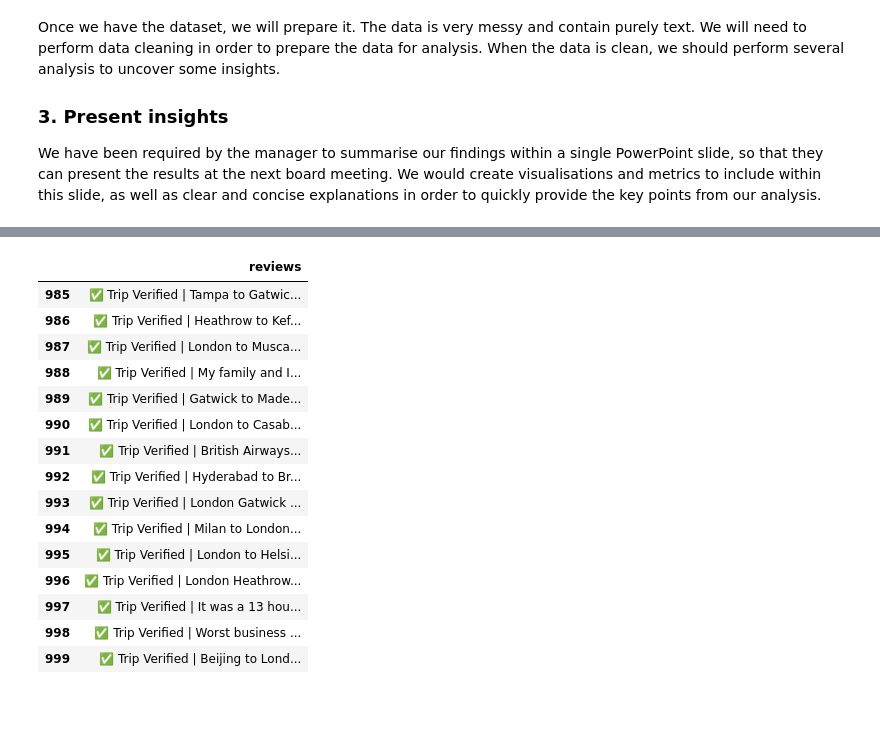
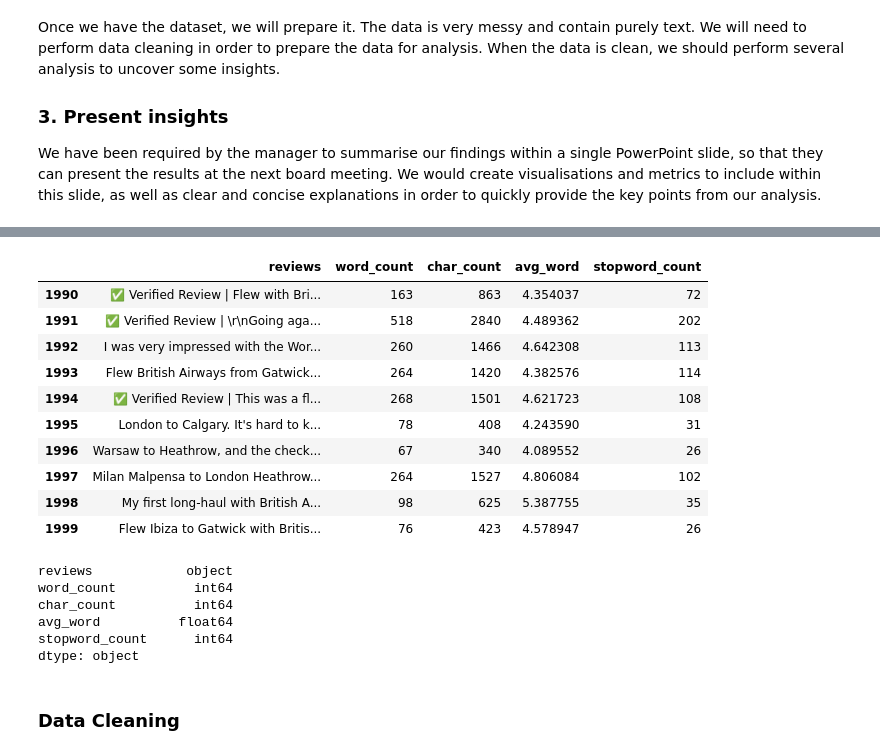
Before and after one commit to joyjoseph/British_Airways, a Jupyter notebook: Web_Scrapping/web_scrapping.ipynb, the cells around one changed output, grey strips where cells are left out. Drawn from its saved outputs; the diff is of its cells as text; code cells hidden in the pictures; blank space fills up the shorter version.

```diff
--- a/Web_Scrapping/web_scrapping.ipynb
+++ b/Web_Scrapping/web_scrapping.ipynb
@@ -72,2 +93,16 @@ Scraping page 10
 df = pd.DataFrame()
 df["reviews"] = reviews
+# %%
+# Calculate word count - total number of words in each review
+df['word_count'] = df['reviews'].apply(lambda x: len(str(x).split(" ")))
+# %%
+# Calculate character count - total number of characters in each review
+df['char_count'] = df['reviews'].str.len()
+# %%
+# Average word length – the average length of words used
+def avg_word(review):
+  words = review.split()
+  return (sum(len(word) for word in words) / len(words))
+
+# Calculate average words
+df['avg_word'] = df['reviews'].apply(lambda x: avg_word(x))
@@ -73,0 +118,4 @@ df["reviews"] = reviews
+# %%
+# Calculate number of stop words
+stop_words = stopwords.words('english')
+df['stopword_count'] = df['reviews'].apply(lambda x: len([x for x in x.split() if x in stop_words]))
@@ -94,20 +150,15 @@ df.head(15)
 # %%
-# calling the last 15 reviews
-df.tail(15)
+# calling the last 10 dataset
+df.tail(10)
 # %% [output]
-|  | reviews |
-| 985 | ✅ Trip Verified | Tampa to Gatwic... |
-| 986 | ✅ Trip Verified | Heathrow to Kef... |
-| 987 | ✅ Trip Verified | London to Musca... |
-| 988 | ✅ Trip Verified | My family and I... |
-| 989 | ✅ Trip Verified | Gatwick to Made... |
-| 990 | ✅ Trip Verified | London to Casab... |
-| 991 | ✅ Trip Verified | British Airways... |
-| 992 | ✅ Trip Verified | Hyderabad to Br... |
-| 993 | ✅ Trip Verified | London Gatwick ... |
-| 994 | ✅ Trip Verified | Milan to London... |
-| 995 | ✅ Trip Verified | London to Helsi... |
-| 996 | ✅ Trip Verified | London Heathrow... |
-| 997 | ✅ Trip Verified | It was a 13 hou... |
-| 998 | ✅ Trip Verified | Worst business ... |
-| 999 | ✅ Trip Verified | Beijing to Lond... |
+|  | reviews | word_count | char_count | avg_word | stopword_count |
+| 1990 | ✅ Verified Review | Flew with Bri... | 163 | 863 | 4.354037 | 72 |
+| 1991 | ✅ Verified Review | \r\nGoing aga... | 518 | 2840 | 4.489362 | 202 |
+| 1992 | I was very impressed with the Wor... | 260 | 1466 | 4.642308 | 113 |
+| 1993 | Flew British Airways from Gatwick... | 264 | 1420 | 4.382576 | 114 |
+| 1994 | ✅ Verified Review | This was a fl... | 268 | 1501 | 4.621723 | 108 |
+| 1995 | London to Calgary. It's hard to k... | 78 | 408 | 4.243590 | 31 |
+| 1996 | Warsaw to Heathrow, and the check... | 67 | 340 | 4.089552 | 26 |
+| 1997 | Milan Malpensa to London Heathrow... | 264 | 1527 | 4.806084 | 102 |
+| 1998 | My first long-haul with British A... | 98 | 625 | 5.387755 | 35 |
+| 1999 | Flew Ibiza to Gatwick with Britis... | 76 | 423 | 4.578947 | 26 |
@@ -113,0 +168,12 @@ df.tail(15)
+# %%
+# checking for the data types
+df.dtypes
+# %% [output]
+reviews            object
+word_count          int64
+char_count          int64
+avg_word          float64
+stopword_count      int64
+dtype: object
+# %% [markdown]
+### Data Cleaning
```
Also changed, not shown: parts of 7 cells of this notebook.
